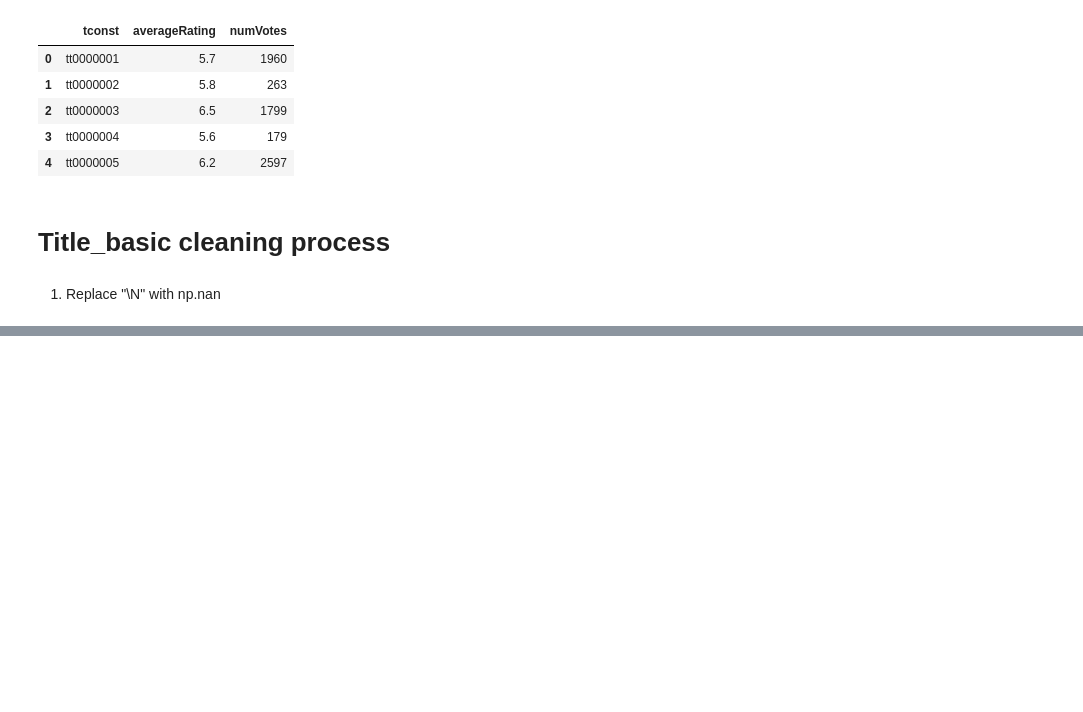
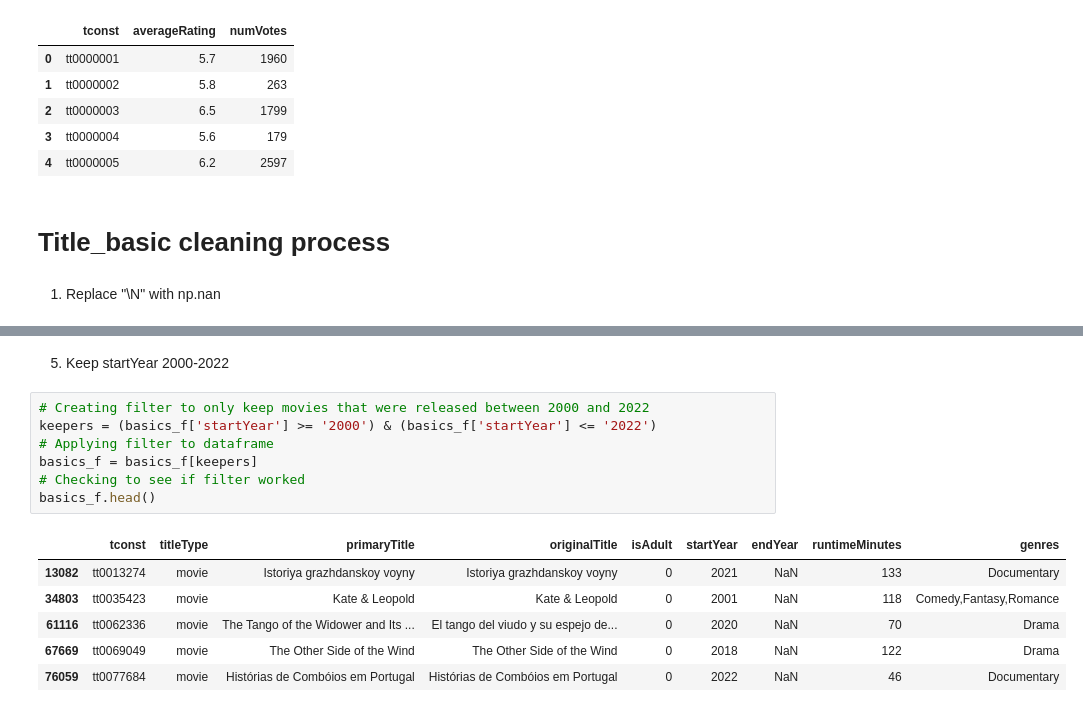
Before and after one commit to zeekwired/IMDB-API, a Jupyter notebook: IMDB-API.ipynb, the cells around one changed output, grey strips where cells are left out. Cells and saved outputs as stored; diff of their text form; blank space fills up the shorter version.

```diff
--- a/IMDB-API.ipynb
+++ b/IMDB-API.ipynb
@@ -37,0 +95,16 @@ title_ratings.head()
+# %% [markdown]
+5. Keep startYear 2000-2022
+# %%
+# Creating filter to only keep movies that were released between 2000 and 2022
+keepers = (basics_f['startYear'] >= '2000') & (basics_f['startYear'] <= '2022')
+# Applying filter to dataframe
+basics_f = basics_f[keepers]
+# Checking to see if filter worked
+basics_f.head()
+# %% [output]
+|  | tconst | titleType | primaryTitle | originalTitle | isAdult | startYear | endYear | runtimeMinutes | genres |
+| 13082 | tt0013274 | movie | Istoriya grazhdanskoy voyny | Istoriya grazhdanskoy voyny | 0 | 2021 | NaN | 133 | Documentary |
+| 34803 | tt0035423 | movie | Kate & Leopold | Kate & Leopold | 0 | 2001 | NaN | 118 | Comedy,Fantasy,Romance |
+| 61116 | tt0062336 | movie | The Tango of the Widower and Its ... | El tango del viudo y su espejo de... | 0 | 2020 | NaN | 70 | Drama |
+| 67669 | tt0069049 | movie | The Other Side of the Wind | The Other Side of the Wind | 0 | 2018 | NaN | 122 | Drama |
+| 76059 | tt0077684 | movie | Histórias de Combóios em Portugal | Histórias de Combóios em Portugal | 0 | 2022 | NaN | 46 | Documentary |
```
Also changed, not shown: parts of 38 cells of this notebook, 3 other files.
